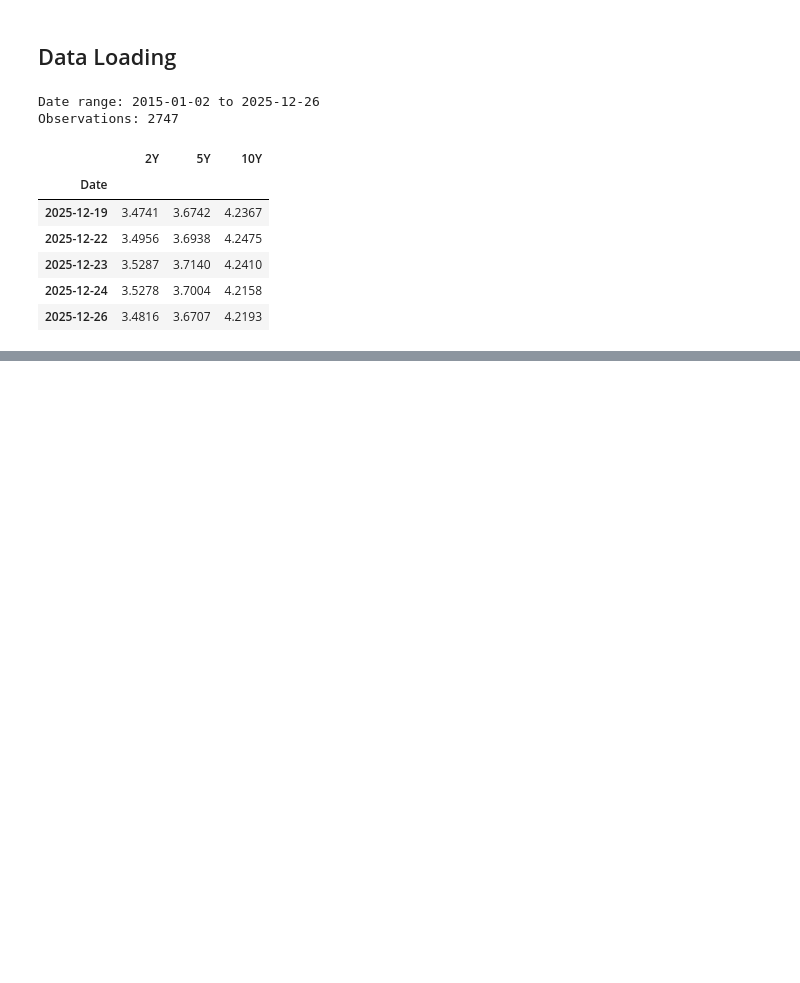
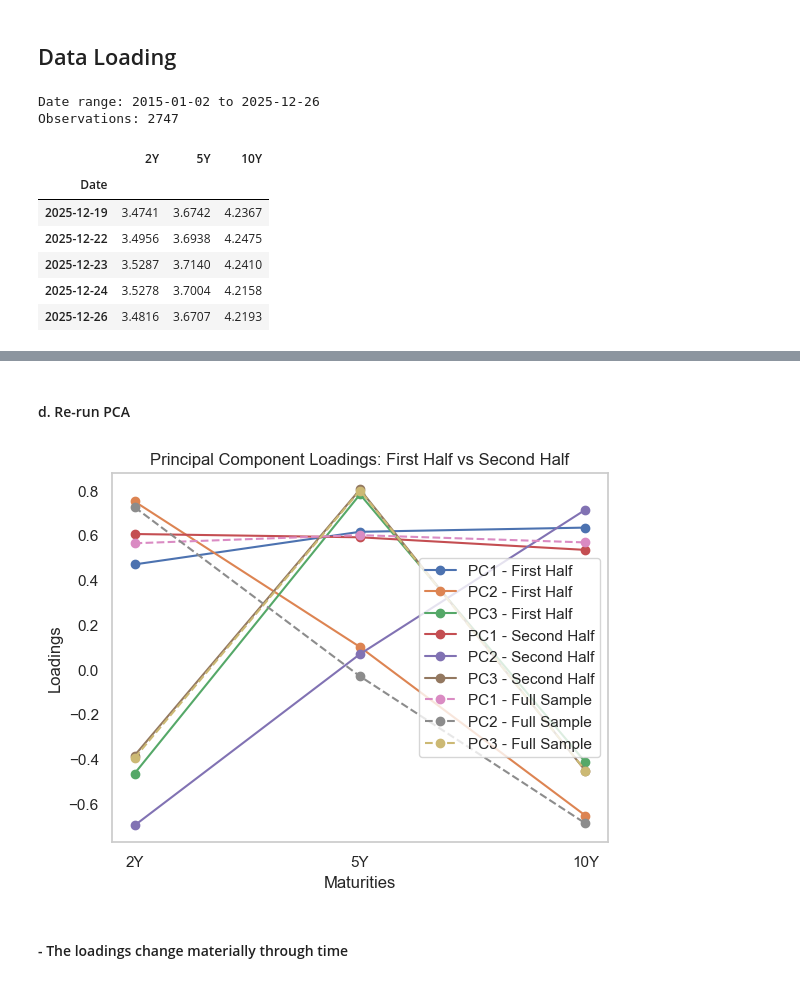
Before and after one commit to y3y-tech/Fixed_Income_Butterfly_Trades, a Jupyter notebook: Question_1.ipynb, the cells around one changed output, grey strips where cells are left out. Saved outputs shown, nothing was run; the diff lists cells and outputs as text; code cells hidden in the pictures; blank space fills up the shorter version.

```diff
--- a/Question_1.ipynb
+++ b/Question_1.ipynb
@@ -112,0 +125,35 @@ Principal Component 3:
+# %% [markdown]
+#### d. Re-run PCA
+# %%
+first_half_yield = yields_diff_scaled[:len(yields_diff_scaled)//2]
+second_half_yield = yields_diff_scaled[len(yields_diff_scaled)//2:]
+
+pca_first_half = PCA(n_components=3)
+pca_first_half.fit(first_half_yield)
+explained_variance_first_half = pca_first_half.explained_variance_ratio_
+components_first_half = pca_first_half.components_
+pca_second_half = PCA(n_components=3)
+pca_second_half.fit(second_half_yield)
+explained_variance_second_half = pca_second_half.explained_variance_ratio_
+components_second_half = pca_second_half.components_
+
+plt.Figure(figsize=(12,6))
+plt.plot(labels, components_first_half[0], marker='o', label='PC1 - First Half')
+plt.plot(labels, components_first_half[1], marker='o', label='PC2 - First Half')
+plt.plot(labels, components_first_half[2], marker='o', label='PC3 - First Half')
+plt.plot(labels, components_second_half[0], marker='o', label='PC1 - Second Half')
+plt.plot(labels, components_second_half[1], marker='o', label='PC2 - Second Half')
+plt.plot(labels, components_second_half[2], marker='o', label='PC3 - Second Half')
+plt.plot(labels, components[0], marker='o', label='PC1 - Full Sample', linestyle='--')
+plt.plot(labels, components[1], marker='o', label='PC2 - Full Sample', linestyle='--')
+plt.plot(labels, components[2], marker='o', label='PC3 - Full Sample', linestyle='--')
+plt.title('Principal Component Loadings: First Half vs Second Half')
+plt.xlabel('Maturities')
+plt.ylabel('Loadings')
+plt.legend()
+plt.grid()
+plt.show()
+# %% [output]
+[figure, added]
+# %% [markdown]
+#### - The loadings change materially through time
```
Also changed, not shown: parts of 9 cells of this notebook, 6 other files.
